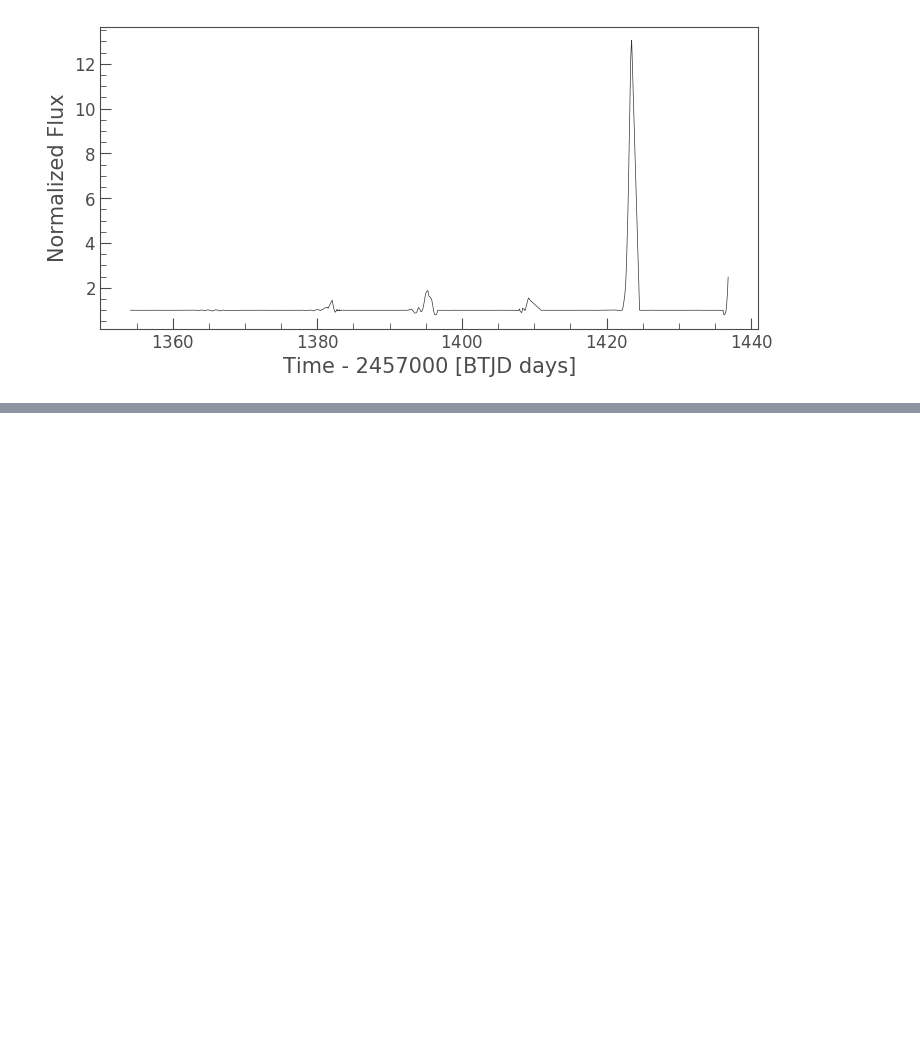
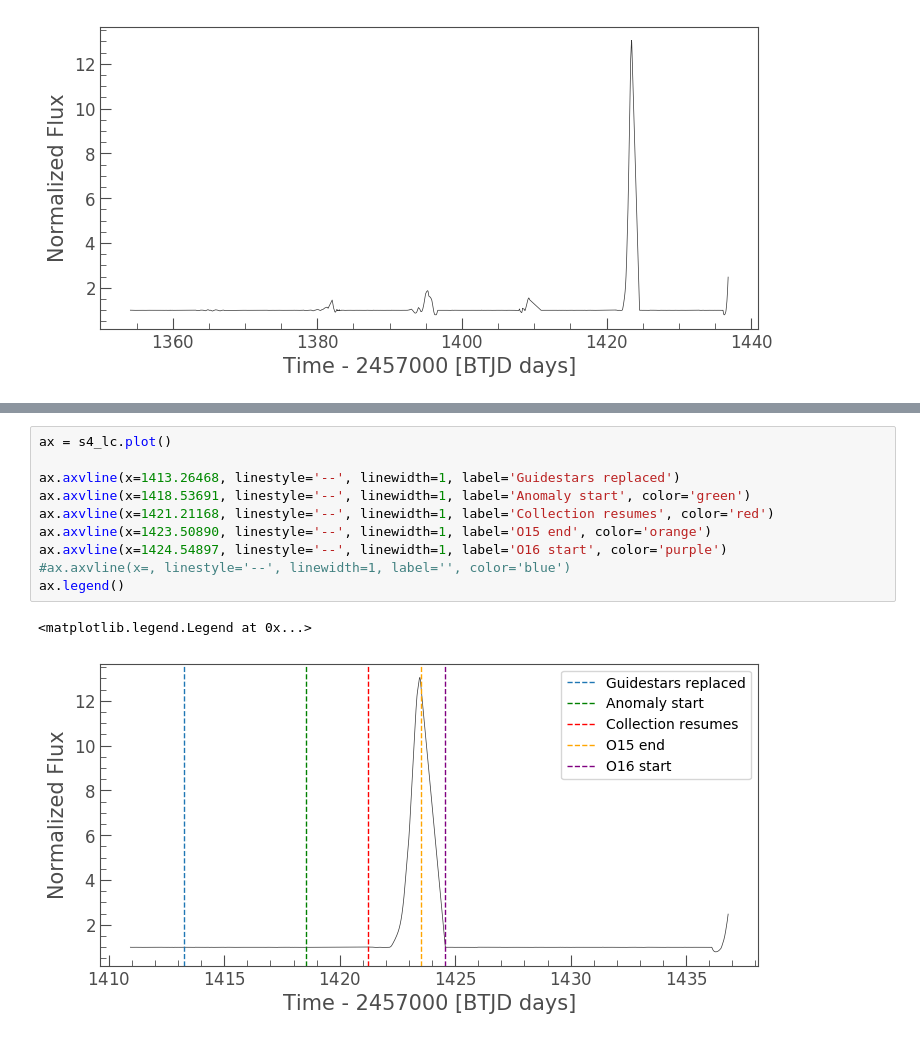
Before and after one commit to FGCUStellarResearch/GammaRayVisualizations, a Jupyter notebook: Lightkurve_sample.ipynb, the cells around one changed output, grey strips where cells are left out. Cells and saved outputs as stored; diff of their text form; blank space fills up the shorter version.

```diff
--- a/Lightkurve_sample.ipynb
+++ b/Lightkurve_sample.ipynb
@@ -60,0 +64,13 @@ s4_lc.plot()
+# %%
+ax = s4_lc.plot()
+
+ax.axvline(x=1413.26468, linestyle='--', linewidth=1, label='Guidestars replaced')
+ax.axvline(x=1418.53691, linestyle='--', linewidth=1, label='Anomaly start', color='green')
+ax.axvline(x=1421.21168, linestyle='--', linewidth=1, label='Collection resumes', color='red')
+ax.axvline(x=1423.50890, linestyle='--', linewidth=1, label='O15 end', color='orange')
+ax.axvline(x=1424.54897, linestyle='--', linewidth=1, label='O16 start', color='purple')
+#ax.axvline(x=, linestyle='--', linewidth=1, label='', color='blue')
+ax.legend()
+# %% [output]
+<matplotlib.legend.Legend at 0x...>
+[figure, added]
```
Also changed, not shown: parts of 7 cells of this notebook.
